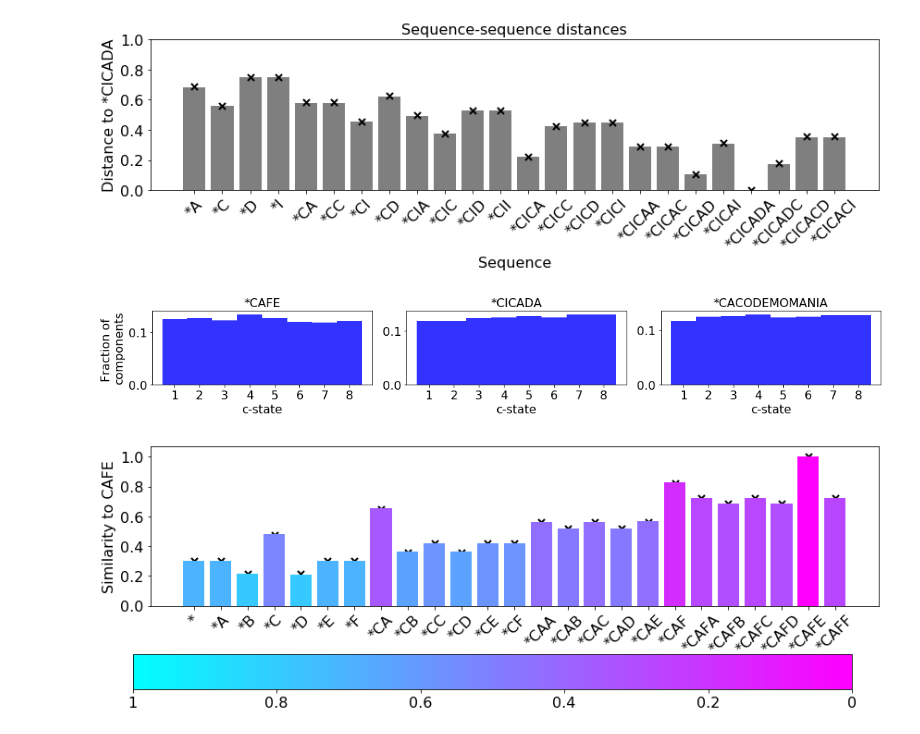
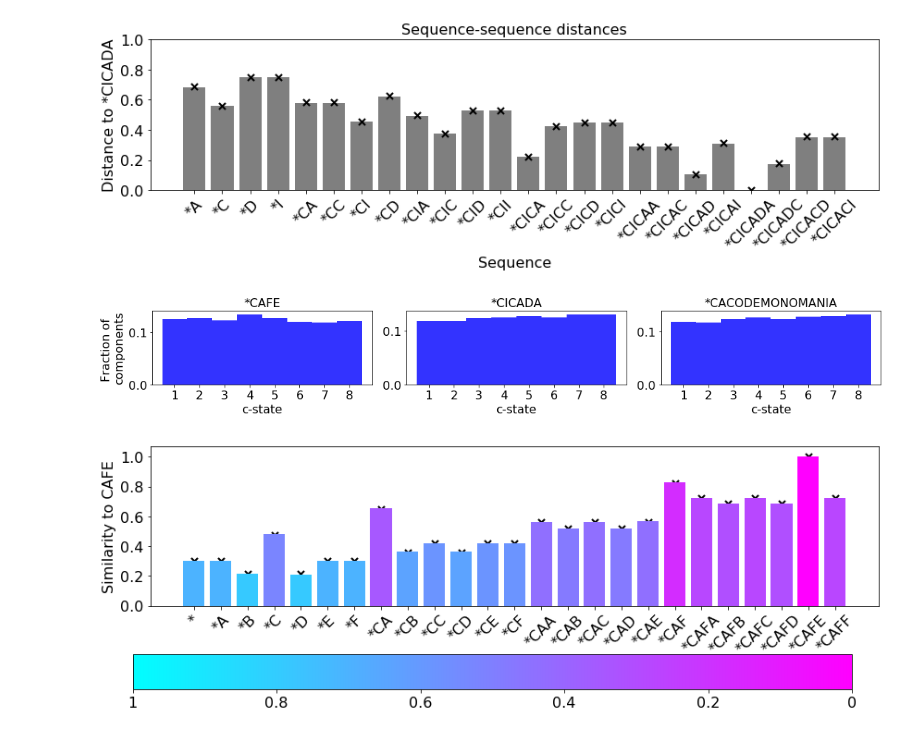
Before and after one commit to rkp8000/crossing_over, a Jupyter notebook: 1_encoding.ipynb, the cells around one changed output. Drawn from its saved outputs; the diff is of its cells as text; code cells hidden in the pictures.

```diff
--- a/1_encoding.ipynb
+++ b/1_encoding.ipynb
@@ -330,31 +330,31 @@ set_font_size(ax, 16)
 [figure]
 # %%
 # plot c-state distribution for different sequences
-ys = ['CAFE', 'CICADA', 'CACODEMOMANIA']
+ys = ['CAFE', 'CICADA', 'CACODEMONOMANIA']
 fig, axs = plt.subplots(1, 3, figsize=(15, 2.5), tight_layout=True)
 axs = axs.flatten()
 
 encoder = Encoder(0, D, 4*N, Z, GAM)
 xs = []
 
 for y, ax in zip(ys, axs):
     x = encoder.encode(y)
     bins = np.arange(Z+1) - .5
     ax.hist(x, bins, color='b', alpha=.8, normed=True)
 
     ax.set_title('*' + y)
 
 axs[0].set_ylabel('Fraction of \ncomponents')
 
 for ax in axs:
     ax.set_xlabel('c-state')
     ax.set_xticks(np.arange(Z))
     ax.set_xticklabels(1 + np.arange(Z))
     ax.set_yticks([0, .1])
 
     set_font_size(ax, 16)
 # %% [output]
-[figure, old version]
+[figure, new version]
 # %%
 # plot expected and true seq-seq similarities
 N_TRIALS = 100
```
